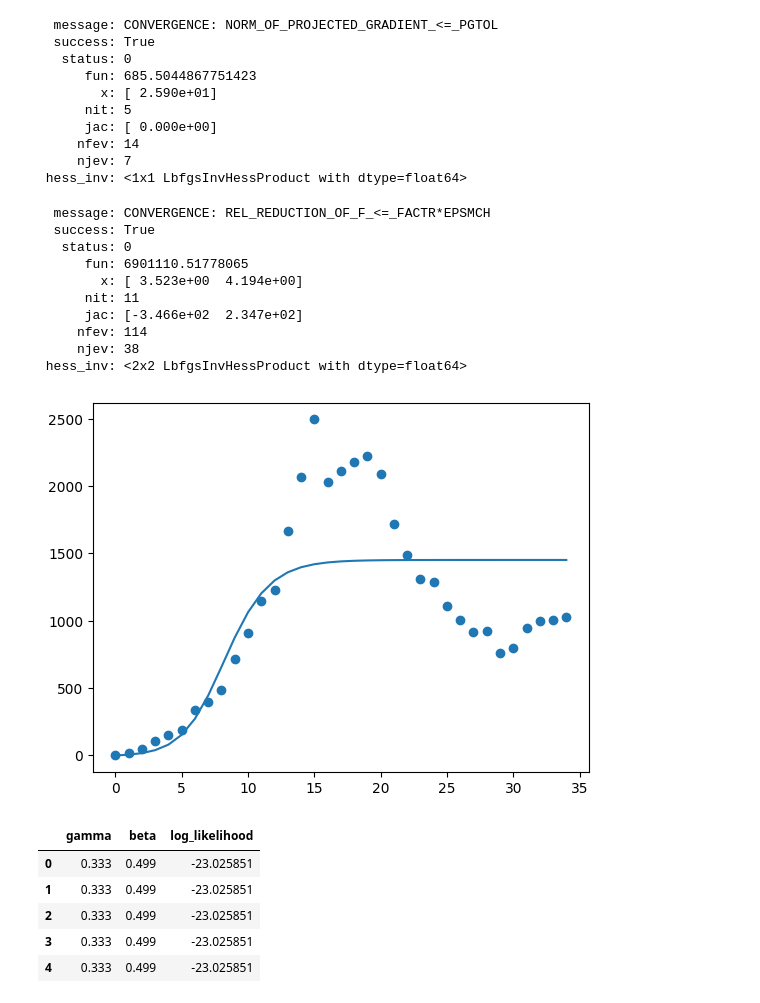
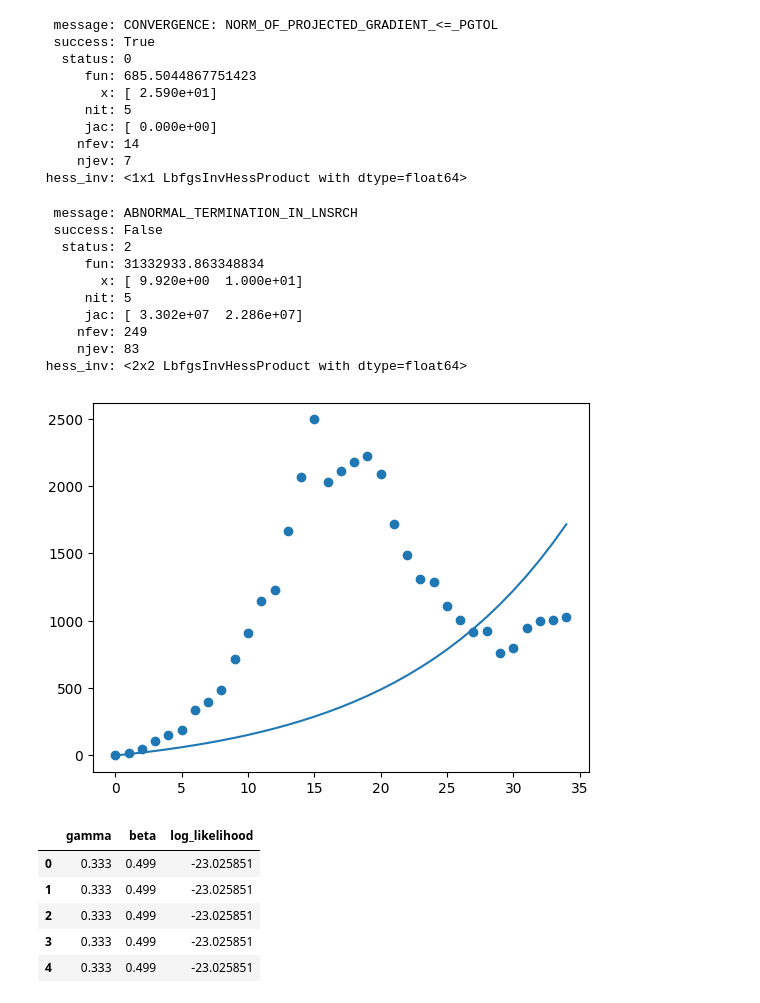
Before and after one commit to HilbertN/Analisis_de_datos_Tareas, a Jupyter notebook: Tarea3_Ajuste_de_parametros.ipynb, the cells around one changed output. Cells and saved outputs as stored; diff of their text form; code cells hidden in the pictures.

```diff
--- a/Tarea3_Ajuste_de_parametros.ipynb
+++ b/Tarea3_Ajuste_de_parametros.ipynb
@@ -108,10 +90,17 @@ ola1=ola1.astype(float)
 # %%
 #Ejercicio 2: Ajustar la primera ola con m ́ınimos cuadrados
+
+#Tomamos solo los valores del indice 0 al 34, esto sirve para lo que sigue del código
+ola1.index=np.arange(0,35)
+#Tomamos los datos de tipo flotante
+ola1=ola1.astype(float)
+#Cambiamos el nombre a los índices
+ola1=ola.iloc[0:35]
 def SIC(y,t,gamma,beta):
 	S=y[0]
 	I=y[1]
 	C=y[2]
-	N=S+I+C
+	N=S+I
 
 	dS = -beta * S*I/N
 	dI = beta * S*I/N - gamma*I
@@ -123,7 +112,7 @@ def Acum(gamma,beta):
   def model(y,t):
     return SIC(y,t,gamma,beta)
   t=np.arange(0,35)
-  N0=5000.0
+  N0=31000.0
   y0=np.array([N0-1.,1.,0.])
   sol=odeint(model,y0,t)
   return sol[:,2]
@@ -133,19 +122,19 @@ def cost(params):
     costo=np.sum(np.power(predict['positivo']-ola1['positivo'],2.0))
     return costo
 
-x0=np.array([0.1,2])
+x0=np.array([0.01,5])
 res=optimize.minimize(cost,x0,bounds=[(0,10),(0,10)])
 res
 # %% [output]
-  message: CONVERGENCE: REL_REDUCTION_OF_F_<=_FACTR*EPSMCH
-  success: True
-   status: 0
-      fun: 6901110.51778065
-        x: [ 3.523e+00  4.194e+00]
-      nit: 11
-      jac: [-3.466e+02  2.347e+02]
-     nfev: 114
-     njev: 38
+  message: ABNORMAL_TERMINATION_IN_LNSRCH
+  success: False
+   status: 2
+      fun: 31332933.863348834
+        x: [ 9.920e+00  1.000e+01]
+      nit: 5
+      jac: [ 3.302e+07  2.286e+07]
+     nfev: 249
+     njev: 83
  hess_inv: <2x2 LbfgsInvHessProduct with dtype=float64>
 # %%
 #Intentamos usar curvefit, pero me marca error. Entonces le agregué un punto inicial
@@ -155,18 +144,18 @@ res
 #No funcionó
 # %%
 t=np.arange(0,35)
-N0=5000.0
+N0=31000.0
 y0=np.array([N0-1.,1.,0.])
 
 def model(y,t):
 	return SIC(y,t,res.x[0],res.x[1])
 model_prediction = odeint(model, y0, t)
 
 plt.plot(t,model_prediction[:,2])
 plt.scatter(t,ola1['positivo'])
 plt.show()
 # %% [output]
-[figure, old version]
+[figure, new version]
 # %%
 #Ejercicio 3:Ajustar la segunda ola con una cadena de Monte Carlo y dar intervalosde confianza para los parámetros
 def PoissonLikelihood(dat, model_prediction):
```
Also changed, not shown: parts of 8 cells of this notebook.
